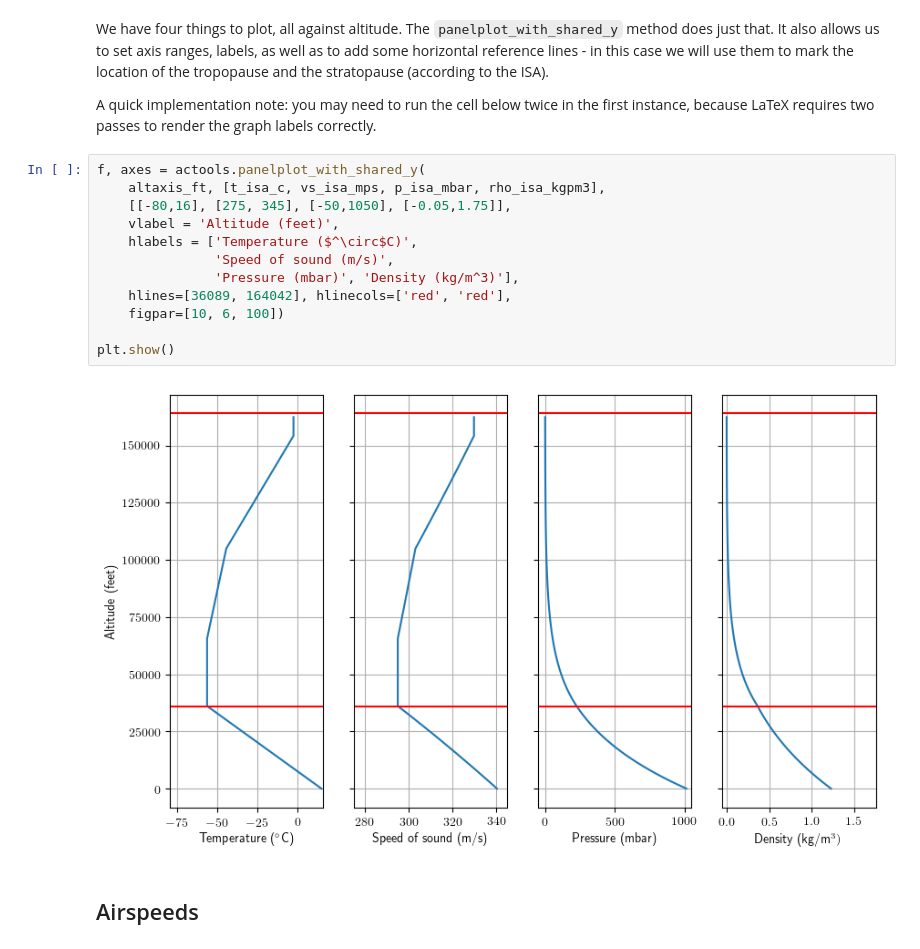
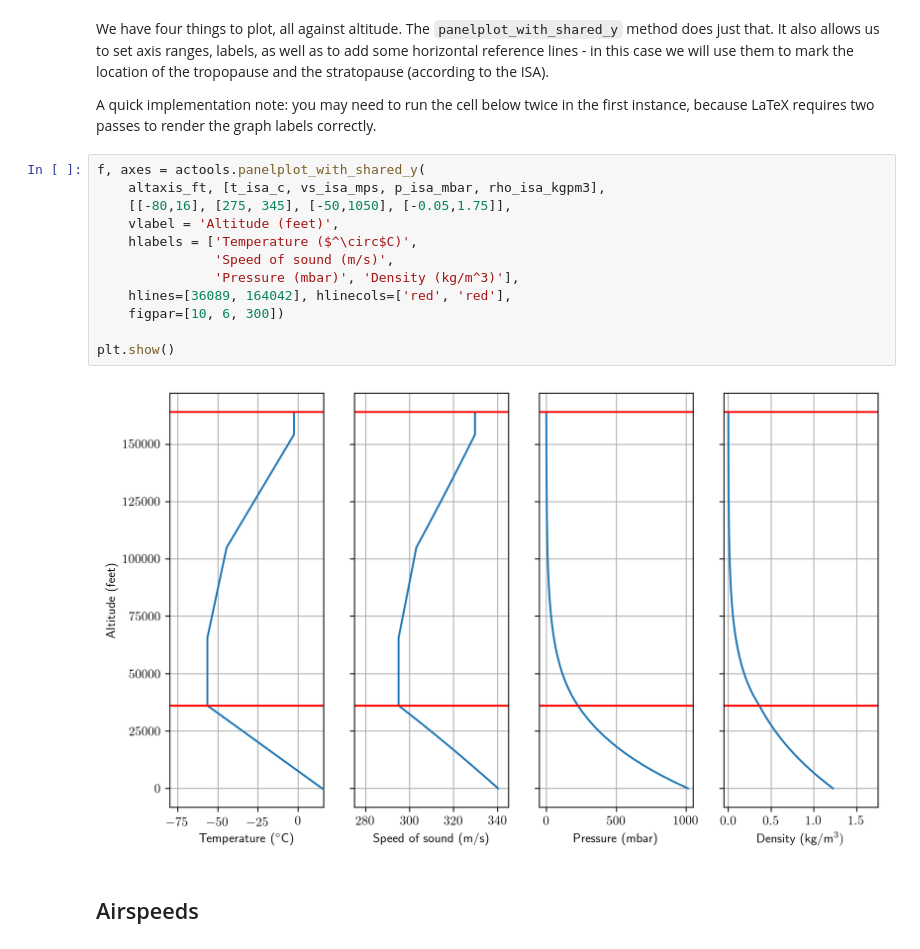
Before and after one commit to sobester/ADRpy, a Jupyter notebook: docs/ADRpy/notebooks/Introduction_to_Modelling_the_Atmosphere_for_Design_and_Perf_Calcs_with_ADRpy.ipynb, the cells around one changed output. Drawn from its saved outputs; the diff is of its cells as text.

```diff
--- a/docs/ADRpy/notebooks/Introduction_to_Modelling_the_Atmosphere_for_Design_and_Perf_Calcs_with_ADRpy.ipynb
+++ b/docs/ADRpy/notebooks/Introduction_to_Modelling_the_Atmosphere_for_Design_and_Perf_Calcs_with_ADRpy.ipynb
@@ -145,17 +147,17 @@ A quick implementation note: you may need to run the cell below twice in the fir
 # %%
 f, axes = actools.panelplot_with_shared_y(
     altaxis_ft, [t_isa_c, vs_isa_mps, p_isa_mbar, rho_isa_kgpm3],
     [[-80,16], [275, 345], [-50,1050], [-0.05,1.75]],
     vlabel = 'Altitude (feet)',
     hlabels = ['Temperature ($^\circ$C)',
                'Speed of sound (m/s)',
                'Pressure (mbar)', 'Density (kg/m^3)'],
     hlines=[36089, 164042], hlinecols=['red', 'red'],
-    figpar=[10, 6, 100])
+    figpar=[10, 6, 300])
 
 plt.show()
 # %% [output]
-[figure, old version]
+[figure, new version]
 # %% [markdown]
 ## Airspeeds
 # %% [markdown]
```
Also changed, not shown: parts of 3 cells of this notebook, 2 other files.
